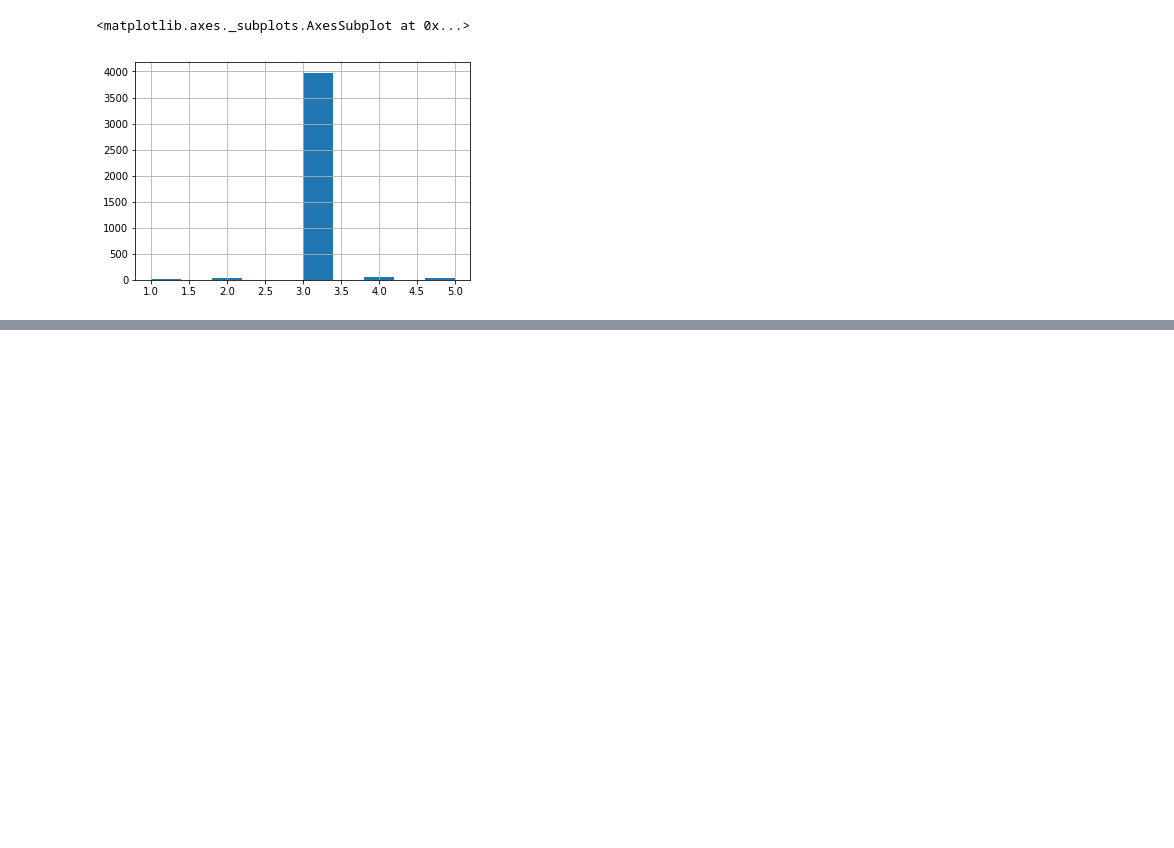
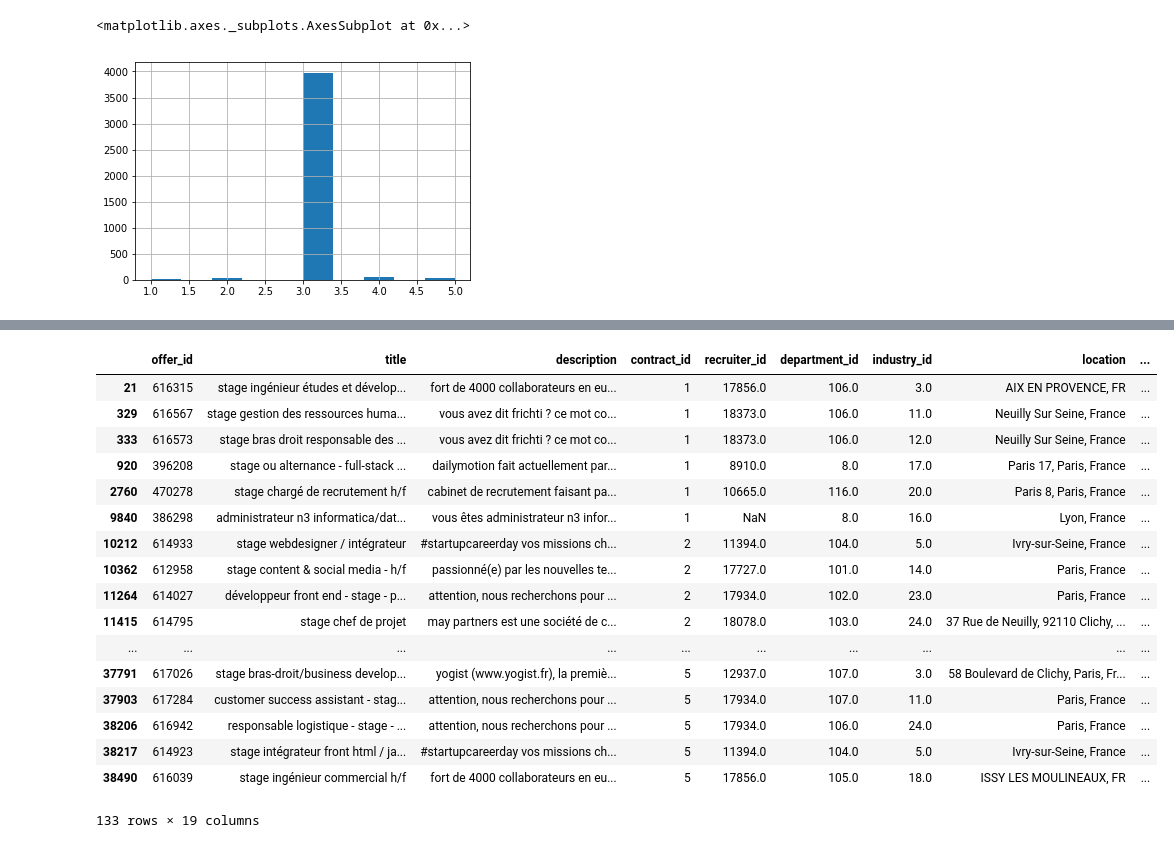
Before and after one commit to Esiee-Leboncoin/moderation, a Jupyter notebook: notebooks/Contract_classification.ipynb, the cells around one changed output, grey strips where cells are left out. Cells and saved outputs as stored; diff of their text form; code cells hidden in the pictures; blank space fills up the shorter version.

```diff
--- a/notebooks/Contract_classification.ipynb
+++ b/notebooks/Contract_classification.ipynb
@@ -342,0 +466,26 @@ df[df.title.str.contains("stage") ].contract_id.hist()
+# %%
+# Affichage de toutes les offres contenant dans leur titre "stage"
+# MAIS dont le contrat n'est pas classé dans stage
+
+df[(df.title.str.contains("stage")) & (df.contract_id!=3)]
+
+#df[(df.contains_stage == 1) & (df.contract_id!=3)]
+# %% [output]
+|  | offer_id | title | description | contract_id | recruiter_id | department_id | industry_id | location | ... |
+| 21 | 616315 | stage ingénieur études et dévelop... | fort de 4000 collaborateurs en eu... | 1 | 17856.0 | 106.0 | 3.0 | AIX EN PROVENCE, FR | ... |
+| 329 | 616567 | stage gestion des ressources huma... | vous avez dit frichti ? ce mot co... | 1 | 18373.0 | 106.0 | 11.0 | Neuilly Sur Seine, France | ... |
+| 333 | 616573 | stage bras droit responsable des ... | vous avez dit frichti ? ce mot co... | 1 | 18373.0 | 106.0 | 12.0 | Neuilly Sur Seine, France | ... |
+| 920 | 396208 | stage ou alternance - full-stack ... | dailymotion fait actuellement par... | 1 | 8910.0 | 8.0 | 17.0 | Paris 17, Paris, France | ... |
+| 2760 | 470278 | stage chargé de recrutement h/f | cabinet de recrutement faisant pa... | 1 | 10665.0 | 116.0 | 20.0 | Paris 8, Paris, France | ... |
+| 9840 | 386298 | administrateur n3 informatica/dat... | vous êtes administrateur n3 infor... | 1 | NaN | 8.0 | 16.0 | Lyon, France | ... |
+| 10212 | 614933 | stage webdesigner / intégrateur | #startupcareerday vos missions ch... | 2 | 11394.0 | 104.0 | 5.0 | Ivry-sur-Seine, France | ... |
+| 10362 | 612958 | stage content & social media - h/f | passionné(e) par les nouvelles te... | 2 | 17727.0 | 101.0 | 14.0 | Paris, France | ... |
+| 11264 | 614027 | développeur front end - stage - p... | attention, nous recherchons pour ... | 2 | 17934.0 | 102.0 | 23.0 | Paris, France | ... |
+| 11415 | 614795 | stage chef de projet | may partners est une société de c... | 2 | 18078.0 | 103.0 | 24.0 | 37 Rue de Neuilly, 92110 Clichy, ... | ... |
+| ... | ... | ... | ... | ... | ... | ... | ... | ... | ... |
+| 37791 | 617026 | stage bras-droit/business develop... | yogist (www.yogist.fr), la premiè... | 5 | 12937.0 | 107.0 | 3.0 | 58 Boulevard de Clichy, Paris, Fr... | ... |
+| 37903 | 617284 | customer success assistant - stag... | attention, nous recherchons pour ... | 5 | 17934.0 | 107.0 | 11.0 | Paris, France | ... |
+| 38206 | 616942 | responsable logistique - stage - ... | attention, nous recherchons pour ... | 5 | 17934.0 | 106.0 | 24.0 | Paris, France | ... |
+| 38217 | 614923 | stage intégrateur front html / ja... | #startupcareerday vos missions ch... | 5 | 11394.0 | 104.0 | 5.0 | Ivry-sur-Seine, France | ... |
+| 38490 | 616039 | stage ingénieur commercial h/f | fort de 4000 collaborateurs en eu... | 5 | 17856.0 | 105.0 | 18.0 | ISSY LES MOULINEAUX, FR | ... |
+133 rows × 19 columns
```
Also changed, not shown: parts of 64 cells of this notebook.
